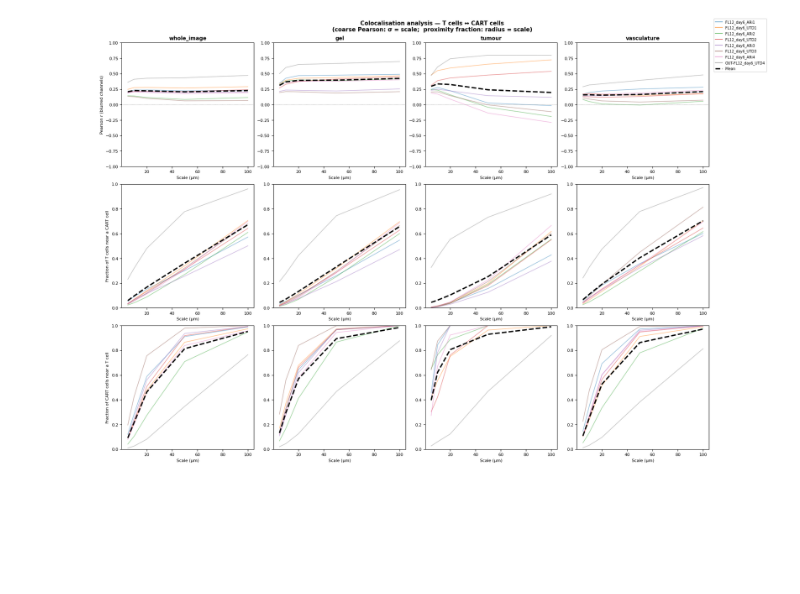
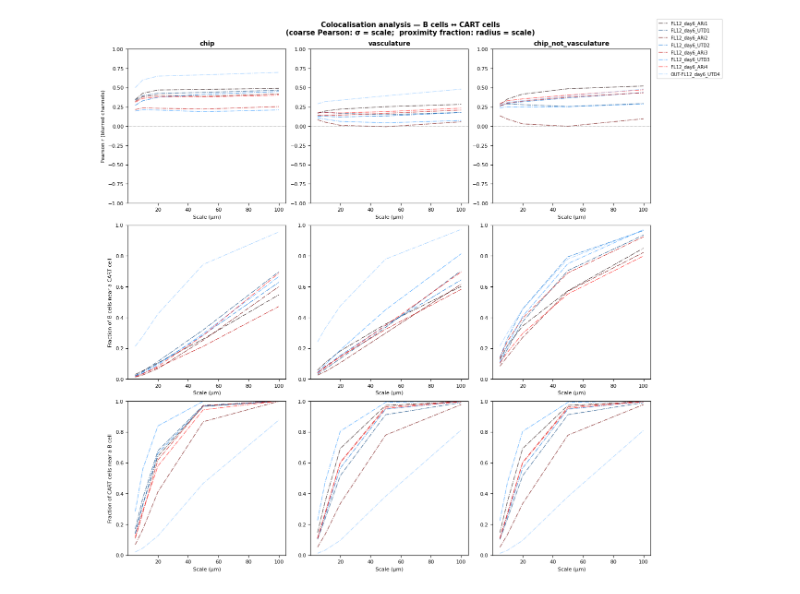
Before and after one commit to isobelth/image_quantification, a Jupyter notebook: WIP_CART_Analysis/cart_analysis.ipynb, the cells around one changed output. Cells and saved outputs as stored; diff of their text form; code cells hidden in the pictures; blank space fills up the shorter version.

```diff
--- a/WIP_CART_Analysis/cart_analysis.ipynb
+++ b/WIP_CART_Analysis/cart_analysis.ipynb
@@ -28 +30,18 @@ import napari
 warnings.filterwarnings("ignore")
+# %%
+def create_n_valued_palette(base_colour_hex, n=5):
+    r, g, b = ImageColor.getcolor(base_colour_hex, "RGB")
+    r, g, b = r/255, g/255, b/255
+    h, l, s = colorsys.rgb_to_hls(r, g, b)
+    adjustments = np.linspace(0.8, 1.4, n)
+    palette = []
+    for a in adjustments:
+        # Clamp lightness to [0,1]
+        l_adj = min(max(l * a, 0), 1)
+        rgb = colorsys.hls_to_rgb(h, l_adj, s)
+        palette.append(to_hex(rgb))
+    return palette
+
+red_palette = create_n_valued_palette(to_hex("red"), 10)
+blue_palette = create_n_valued_palette(to_hex("dodgerblue"), 10)
+red_palette
@@ -593,18 +660,17 @@ Saved → z:\Marina\Stellaris\2026.03.10_CART\CART_FL12_ToQuantify\CART_exp1_day
 # %%
 
 # ── Colocalisation plots ──────────────────────────────────────────────────────
-import seaborn as sns
+# Individual images: ARi = red shades, UTD = blue shades (dashdot)
+# Mean lines: ARi = dashed red, UTD = dashed dodgerblue
 
-methods      = ["coarse_pearson", "T_near_CART", "CART_near_T"]
+methods      = ["coarse_pearson", "B_near_CART", "CART_near_B"]
 ylabels      = {
     "coarse_pearson": "Pearson r (blurred channels)",
-    "T_near_CART":    "Fraction of T cells near a CART cell",
-    "CART_near_T":    "Fraction of CART cells near a T cell",
+    "B_near_CART":    "Fraction of B cells near a CART cell",
+    "CART_near_B":    "Fraction of CART cells near a B cell",
 }
-region_order = ["whole_image", "gel", "tumour", "vasculature"]
+region_order = ["chip", "vasculature", "chip_not_vasculature"]
 images       = coloc_df["image"].unique()
-img_palette  = sns.color_palette("tab10", n_colors=len(images))
-img_color    = {name: col for name, col in zip(images, img_palette)}
 
 n_rows = len(methods)
 n_cols = len(region_order)
@@ -612,45 +678,51 @@ n_cols = len(region_order)
 fig, axes = plt.subplots(n_rows, n_cols,
                          figsize=(4.5 * n_cols, 4 * n_rows),
                          constrained_layout=True)
-fig.suptitle("Colocalisation analysis — T cells ↔ CART cells\n"
+fig.suptitle("Colocalisation analysis — B cells ↔ CART cells\n"
              "(coarse Pearson: σ = scale;  proximity fraction: radius = scale)",
              fontsize=11, fontweight="bold")
 
 for row, method in enumerate(methods):
     sub_m = coloc_df[coloc_df.method == method]
     for col, region in enumerate(region_order):
         ax  = axes[row, col]
         sub = sub_m[sub_m.region == region].copy()
 
         # one faded line per image
-        for img_name in images:
+        for i, img_name in enumerate(images):
             s = sub[sub.image == img_name].sort_values("param_um")
-            ax.plot(s["param_um"], s["score"],
-                    color=img_color[img_name], alpha=0.45, linewidth=1.2)
+            if "ari" in img_name.lower():
+                ax.plot(s["param_um"], s["score"],
+                        color=red_palette[int(np.ceil(i/2)) % len(red_palette)],
+                        alpha=0.7, linewidth=1, label=img_name, linestyle="dashdot")
+            else:
+                ax.plot(s["param_um"], s["score"],
+                        color=blue_palette[int(np.ceil(i/2)) % len(blue_palette)],
+                        alpha=0.7, linewidth=1, label=img_name, linestyle="dashdot")
 
-        # mean line across images
-        mean_s = sub.groupby("param_um")["score"].mean().reset_index()
-        ax.plot(mean_s["param_um"], mean_s["score"],
-                color="black", linewidth=2.5, linestyle="--", label="Mean")
+        # mean lines per experiment
+        mean_ari = sub[sub["experiment"] == "ARi"].groupby("param_um")["score"].mean().reset_index()
+        mean_utd = sub[sub["experiment"] == "UTD"].groupby("param_um")["score"].mean().reset_index()
+        ax.plot(mean_ari["param_um"], mean_ari["score"],
+                color="red", linewidth=2.5, linestyle="--", label="Mean ARi")
+        ax.plot(mean_utd["param_um"], mean_utd["score"],
+                color="dodgerblue", linewidth=2.5, linestyle="--", label="Mean UTD")
 
         if method == "coarse_pearson":
             ax.axhline(0, color="gray", linewidth=0.7, linestyle=":")
             ax.set_ylim(-1, 1)
         else:
             ax.set_ylim(0, 1)
 
         if row == 0:
             ax.set_title(region, fontsize=10, fontweight="bold")
         ax.set_xlabel("Scale (µm)", fontsize=8)
         ax.set_ylabel(ylabels[method] if col == 0 else "", fontsize=8)
         ax.tick_params(labelsize=8)
 
-# Legend
-handles = [plt.Line2D([0], [0], color=img_color[n], linewidth=1.5,
-                       alpha=0.6, label=n) for n in images]
-handles.append(plt.Line2D([0], [0], color="black", linewidth=2.5,
-                           linestyle="--", label="Mean"))
-fig.legend(handles=handles, loc="outside right upper", fontsize=7, ncol=1)
+# Shared legend from first subplot (first 10 entries)
+handles, labels = axes[0, 0].get_legend_handles_labels()
+fig.legend(handles[:10], labels[:10], loc="outside right upper", fontsize=7, ncol=1)
 plt.show()
 # %% [output]
-[figure, old version]
+[figure, new version]
```
Also changed, not shown: parts of 10 cells of this notebook.
